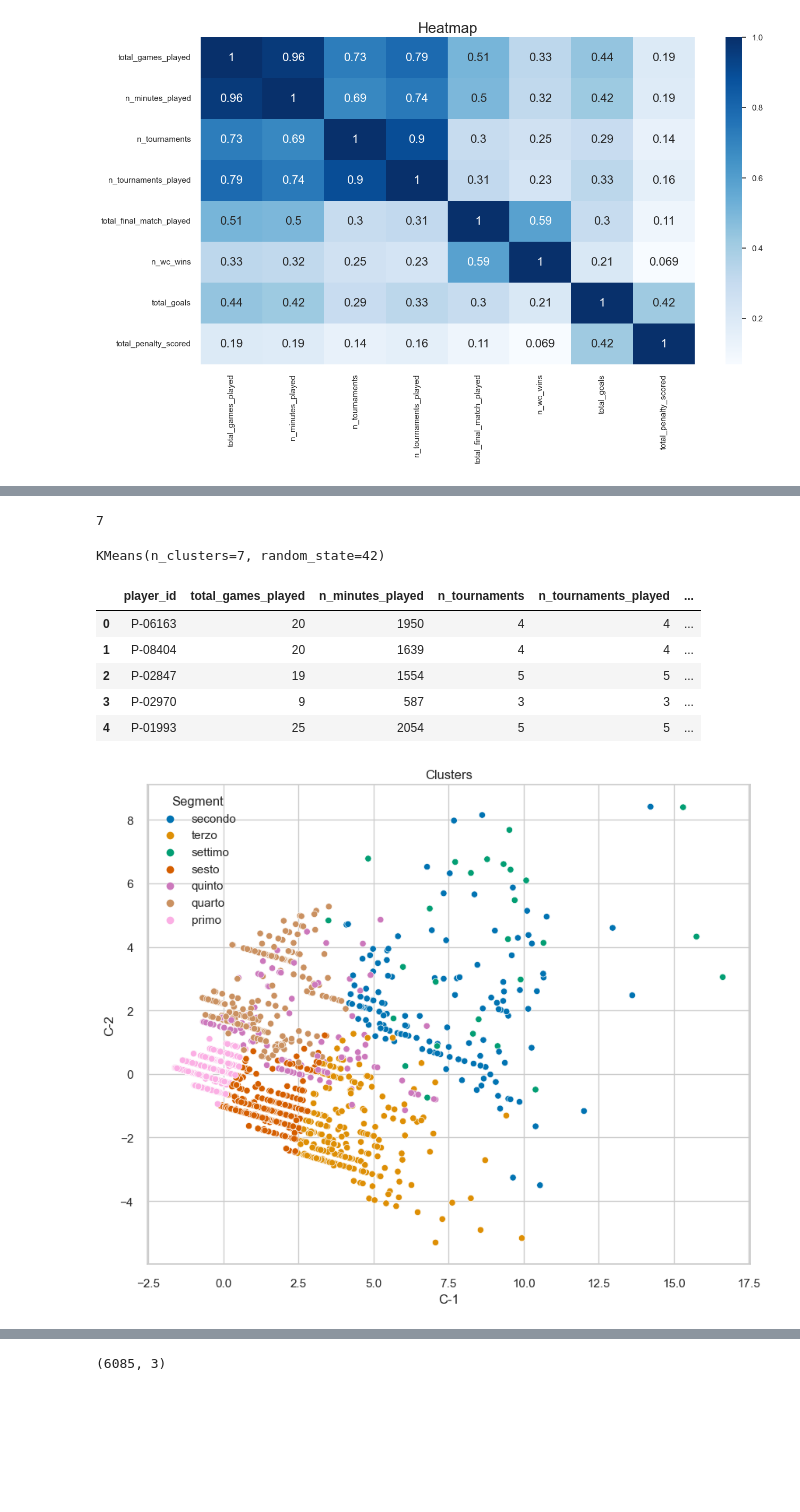
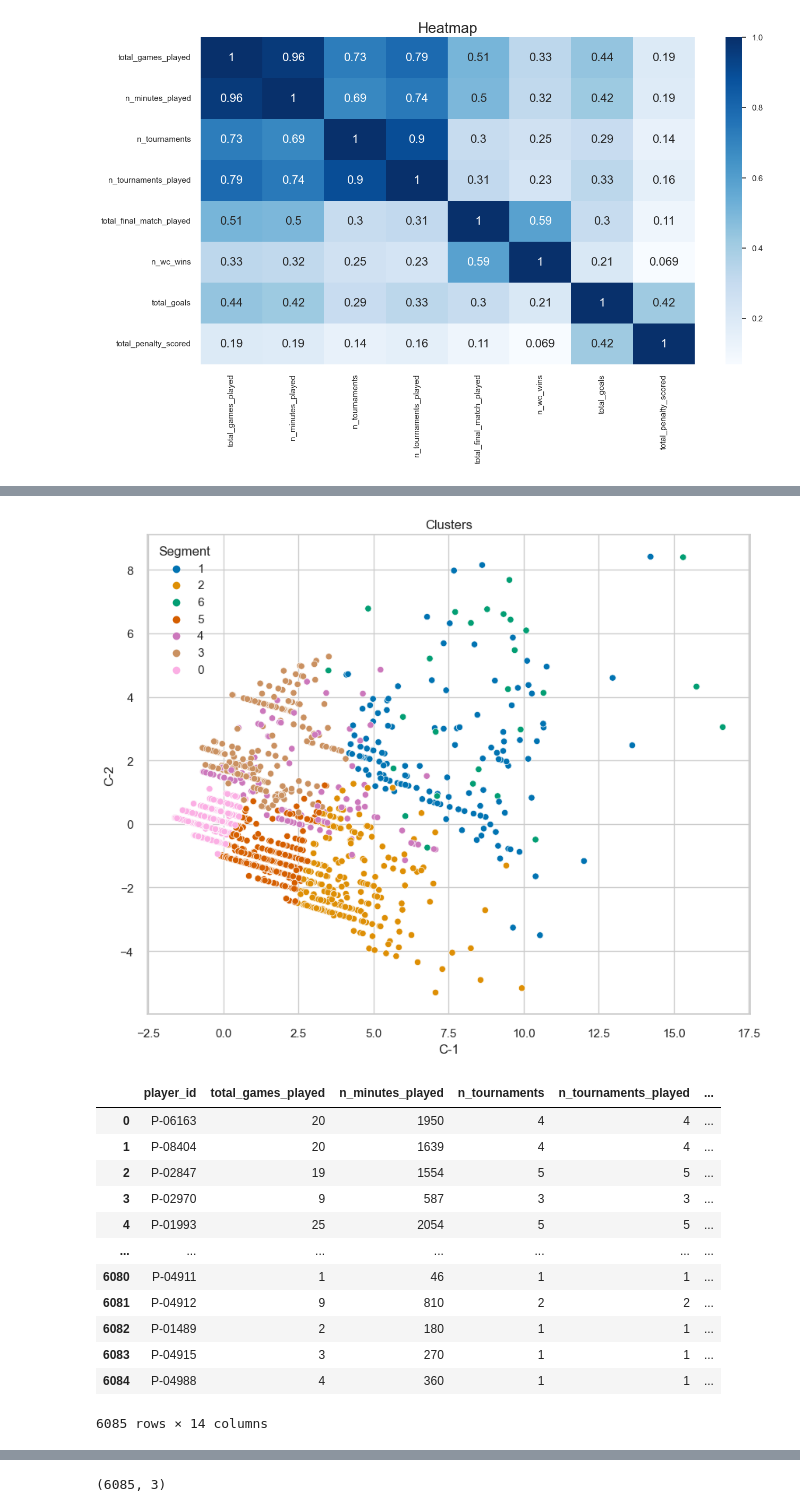
Before and after one commit to samueleleli/FIFA_WorldCup_Analysis, a Jupyter notebook: WC_Analysis_Sam.ipynb, the cells around one changed output, grey strips where cells are left out. Drawn from its saved outputs; the diff is of its cells as text; code cells hidden in the pictures; blank space fills up the shorter version.

Commit message:
Aggiunta Clustering

```diff
--- a/WC_Analysis_Sam.ipynb
+++ b/WC_Analysis_Sam.ipynb
@@ -87,6 +81,7 @@ Text(0, 0.5, 'Varianza comulativa')
 [figure]
 # %%
-#prendiamo l'80% della varianza comulativa quindi 4 componenti
-pca = PCA(n_components = 3, svd_solver='full')
-pca.fit(df_player_stats_std)
+#prendiamo l'80% della varianza comulativa
+scores_pca = KMeans.apply_pca(df_player_stats_std,3)
+wcss = KMeans.get_wcss(scores_pca)
+kmeans_pca = KMeans.plot_wcss_and_apply_kMeans(wcss,scores_pca)
 # %% [output]
@@ -94,3 +89,0 @@ PCA(n_components=3, svd_solver='full')
-# %%
-scores_pca = pca.transform(df_player_stats_std)
-print(scores_pca.shape)
@@ -99,7 +89,0 @@ print(scores_pca.shape)
-# %%
-#Elbow Method
-wcss = []
-for i in range(1,50):
-    kmeans_pca = KMeans(n_clusters=i,init='k-means++',random_state=42)
-    kmeans_pca.fit(scores_pca)
-    wcss.append(kmeans_pca.inertia_)
@@ -116,36 +90,19 @@ Text(0, 0.5, 'WCSS')
-# %%
-#numero di cluster
-kl = KneeLocator(range(1,50),wcss,curve="convex",direction="decreasing")
-print(kl.elbow)
-kmeans_pca = KMeans(n_clusters=kl.elbow,init='k-means++',random_state=42)
-kmeans_pca.fit(scores_pca)
-# %% [output]
-7
-KMeans(n_clusters=7, random_state=42)
-# %%
-#visualizzazione risultati
-df_segm_pca_kmeans = pd.concat([df_player_stats.reset_index(drop=True),pd.DataFrame(scores_pca)],axis=1)
-df_segm_pca_kmeans.columns.values[-3:] = ['C-1','C-2','C-3']
-df_segm_pca_kmeans['Segm K-means PCA'] = kmeans_pca.labels_
-df_segm_pca_kmeans['Segment'] = df_segm_pca_kmeans['Segm K-means PCA'].map({0:'primo',1:'secondo',2:'terzo',
-3:'quarto',4:'quinto',5:'sesto',6:'settimo'
-})
-#,8:'nono',9:'decimo'
-df_segm_pca_kmeans.head()
-# %% [output]
-|  | player_id | total_games_played | n_minutes_played | n_tournaments | n_tournaments_played | ... |
-| 0 | P-06163 | 20 | 1950 | 4 | 4 | ... |
-| 1 | P-08404 | 20 | 1639 | 4 | 4 | ... |
-| 2 | P-02847 | 19 | 1554 | 5 | 5 | ... |
-| 3 | P-02970 | 9 | 587 | 3 | 3 | ... |
-| 4 | P-01993 | 25 | 2054 | 5 | 5 | ... |
-# %%
-x_axis=df_segm_pca_kmeans['C-1']
-y_axis=df_segm_pca_kmeans['C-2']
-plt.figure(figsize=(10,8))
-sns.scatterplot(x=x_axis,y=y_axis,hue=df_segm_pca_kmeans['Segment'],palette='colorblind')
-plt.title('Clusters')
-plt.show()
-# %% [output]
-[figure, removed]
+# %%
+df_segm_pca_kmeans = KMeans.concat_df(df_player_stats,scores_pca,kmeans_pca)
+KMeans.view_kmeans_results_2d(df_segm_pca_kmeans,scores_pca,kmeans_pca)
+# %% [output]
+[figure, added]
+|  | player_id | total_games_played | n_minutes_played | n_tournaments | n_tournaments_played | ... |
+| 0 | P-06163 | 20 | 1950 | 4 | 4 | ... |
+| 1 | P-08404 | 20 | 1639 | 4 | 4 | ... |
+| 2 | P-02847 | 19 | 1554 | 5 | 5 | ... |
+| 3 | P-02970 | 9 | 587 | 3 | 3 | ... |
+| 4 | P-01993 | 25 | 2054 | 5 | 5 | ... |
+| ... | ... | ... | ... | ... | ... | ... |
+| 6080 | P-04911 | 1 | 46 | 1 | 1 | ... |
+| 6081 | P-04912 | 9 | 810 | 2 | 2 | ... |
+| 6082 | P-01489 | 2 | 180 | 1 | 1 | ... |
+| 6083 | P-04915 | 3 | 270 | 1 | 1 | ... |
+| 6084 | P-04988 | 4 | 360 | 1 | 1 | ... |
+6085 rows × 14 columns
 # %%
```
Also changed, not shown: parts of 15 cells of this notebook, 34 other files.
